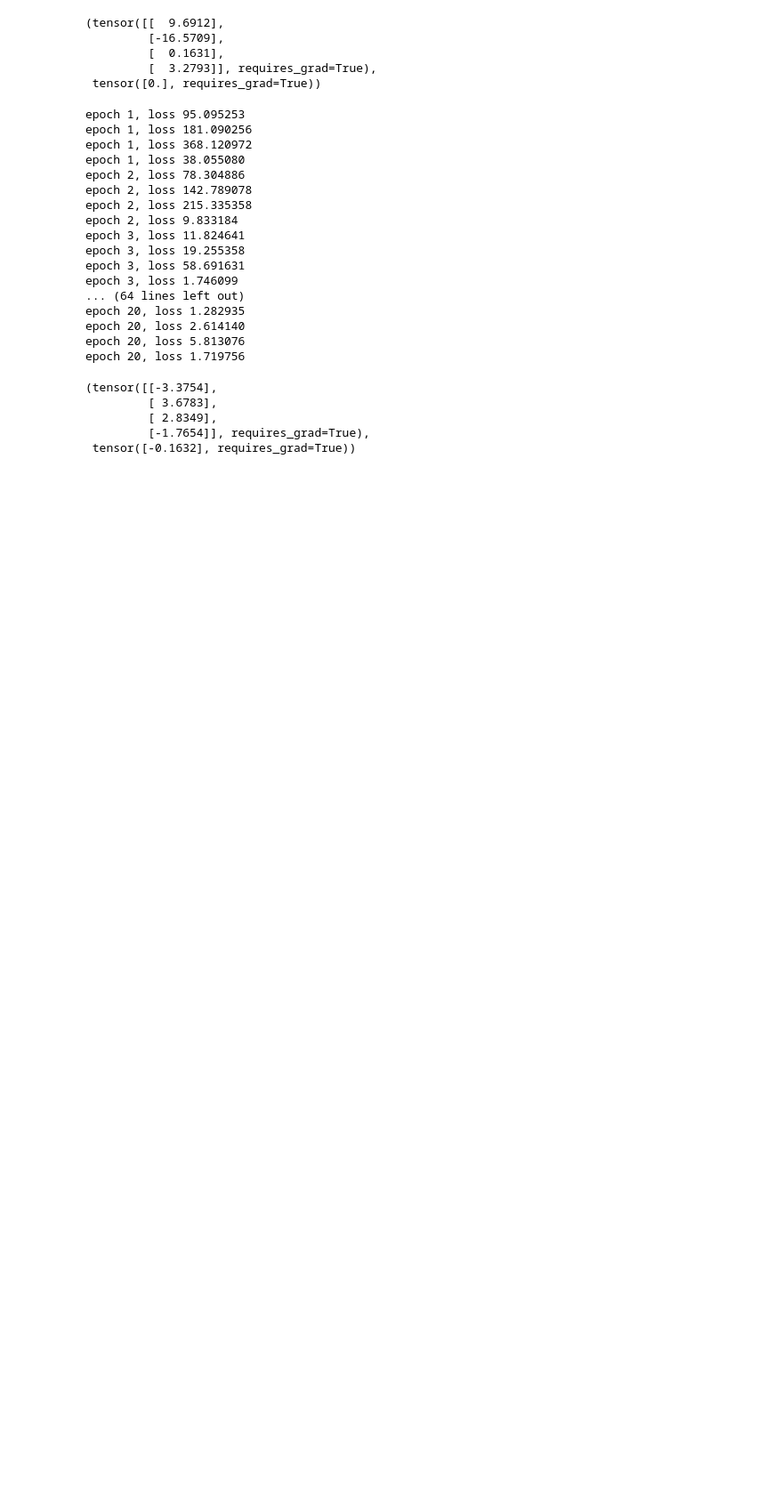
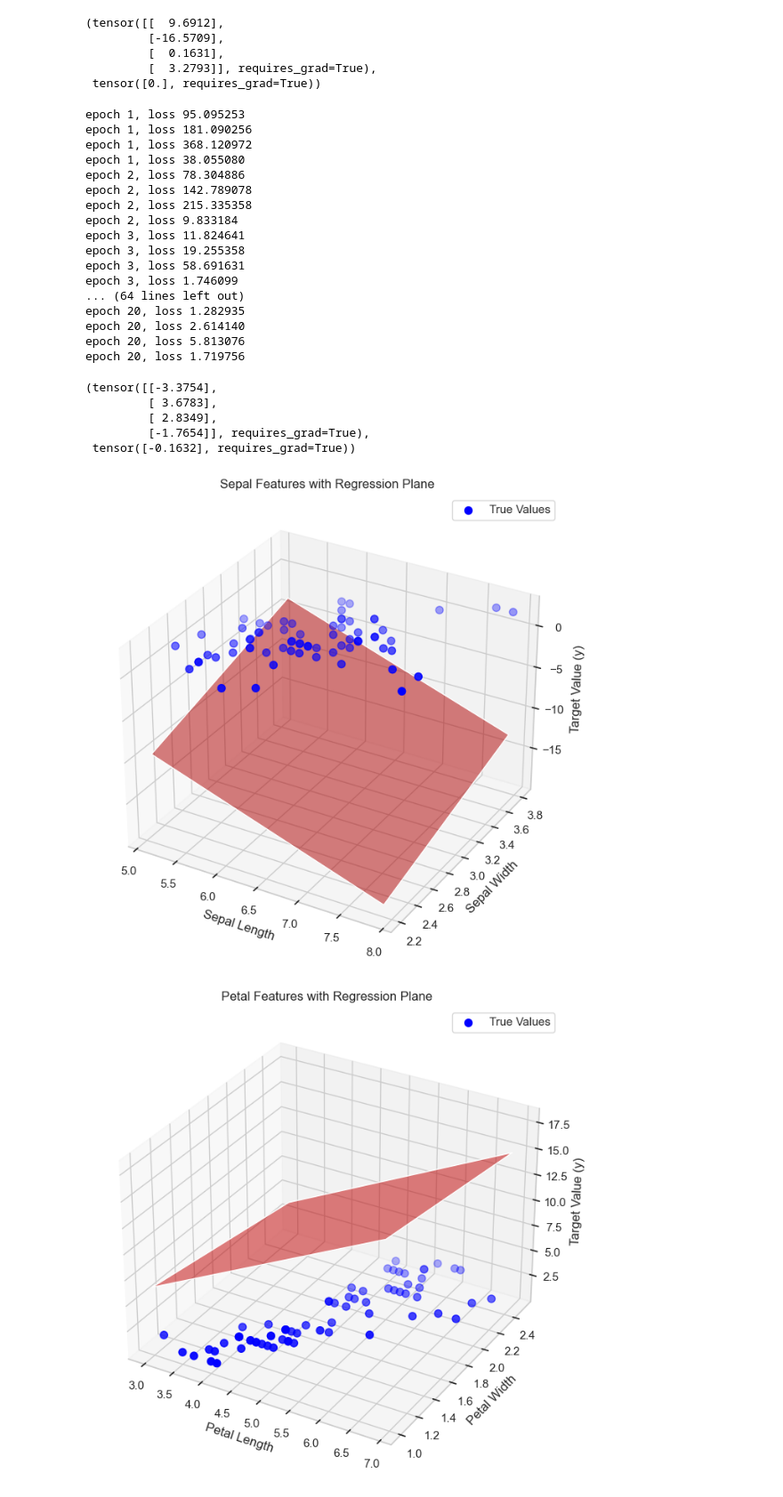
Before and after one commit to perry2333/Eurecom, a Jupyter notebook: MALIS/Poject1/Project_1.ipynb, the cells around one changed output. Shown at 89% size. Cells and saved outputs as stored; diff of their text form; code cells hidden in the pictures; blank space fills up the shorter version.

```diff
--- a/MALIS/Poject1/Project_1.ipynb
+++ b/MALIS/Poject1/Project_1.ipynb
@@ -250,69 +250,61 @@ W,b
          [-1.7654]], requires_grad=True),
  tensor([-0.1632], requires_grad=True))
 # %%
-import plotly.graph_objects as go
+import matplotlib.pyplot as plt
+from mpl_toolkits.mplot3d import Axes3D
 import numpy as np
 
 # Extract learned weights and bias
 W_ = W.detach().numpy().flatten()
 b_ = b.item()
 
 # Convert training data back to NumPy for visualization
 X_train_np = X_train.numpy()
 y_train_np = y_train.numpy().flatten()
 
-# Define a function to create an interactive 3D plot with Plotly
+# Define a function to create an interactive 3D plot with Matplotlib
 def plot_interactive_3d(features, feature_names, W, b, y, title):
     # Extract the chosen features for x and y axes
     x_vals = features[:, 0]
     y_vals = features[:, 1]
     z_vals = y
 
     # Create a meshgrid for the regression plane
     x_grid, y_grid = np.meshgrid(
         np.linspace(x_vals.min(), x_vals.max(), 50),
         np.linspace(y_vals.min(), y_vals.max(), 50)
     )
     # Calculate the corresponding z values for the regression plane
     z_grid = W[0] * x_grid + W[1] * y_grid + b
 
-    # Create a 3D scatter plot of the data points
-    scatter = go.Scatter3d(
-        x=x_vals,
-        y=y_vals,
-        z=z_vals,
-        mode='markers',
-        marker=dict(size=5, color='blue', opacity=0.8),
-        name='True Values'
-    )
+    # Create the plot
+    fig = plt.figure(figsize=(12, 8))
+    ax = fig.add_subplot(111, projection='3d')
 
-    # Create the regression plane
-    plane = go.Surface(
-        x=x_grid,
-        y=y_grid,
-        z=z_grid,
-        opacity=0.5,
-        colorscale='reds',
-        name='Regression Plane'
-    )
+    # 3D scatter plot of the data points
+    ax.scatter(x_vals, y_vals, z_vals, color='blue', label='True Values', s=50)
 
-    # Create the figure and layout
-    fig = go.Figure(data=[scatter, plane])
-    fig.update_layout(
-        title=title,
-        scene=dict(
-            xaxis_title=feature_names[0],
-            yaxis_title=feature_names[1],
-            zaxis_title='Target Value (y)'
-        ),
-        margin=dict(l=0, r=0, b=0, t=40)
-    )
+    # Plot the regression plane
+    ax.plot_surface(x_grid, y_grid, z_grid, color='red', alpha=0.5, rstride=100, cstride=100)
 
-    # Show the interactive plot
-    fig.show()
+    # Set labels and title
+    ax.set_xlabel(feature_names[0])
+    ax.set_ylabel(feature_names[1])
+    ax.set_zlabel('Target Value (y)')
+    ax.set_title(title)
+    ax.legend()
+
+    # Show the plot with interactivity enabled
+    plt.show()
+
+# Enable interactive mode in Jupyter Notebook
+# For Jupyter, you can run `%matplotlib notebook` or `%matplotlib widget` at the start of the cell
 
 # Plot for Sepal Length & Sepal Width (using W[0] and W[1])
 plot_interactive_3d(X_train_np[:, :2], ['Sepal Length', 'Sepal Width'], W_[:2], b_, y_train_np, 'Sepal Features with Regression Plane')
 
 # Plot for Petal Length & Petal Width (using W[2] and W[3])
 plot_interactive_3d(X_train_np[:, 2:], ['Petal Length', 'Petal Width'], W_[2:], b_, y_train_np, 'Petal Features with Regression Plane')
+# %% [output]
+[figure, added]
+[figure, added]
```
